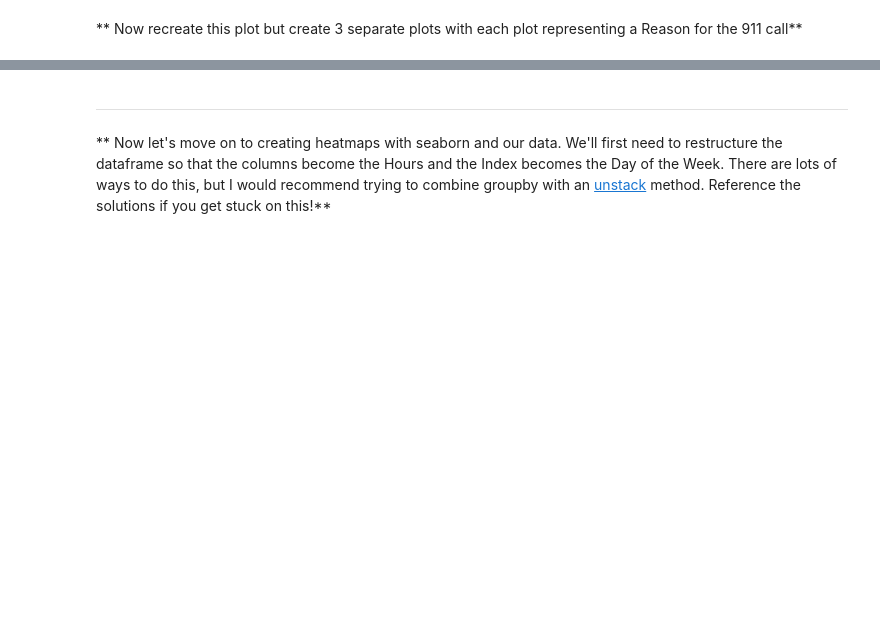
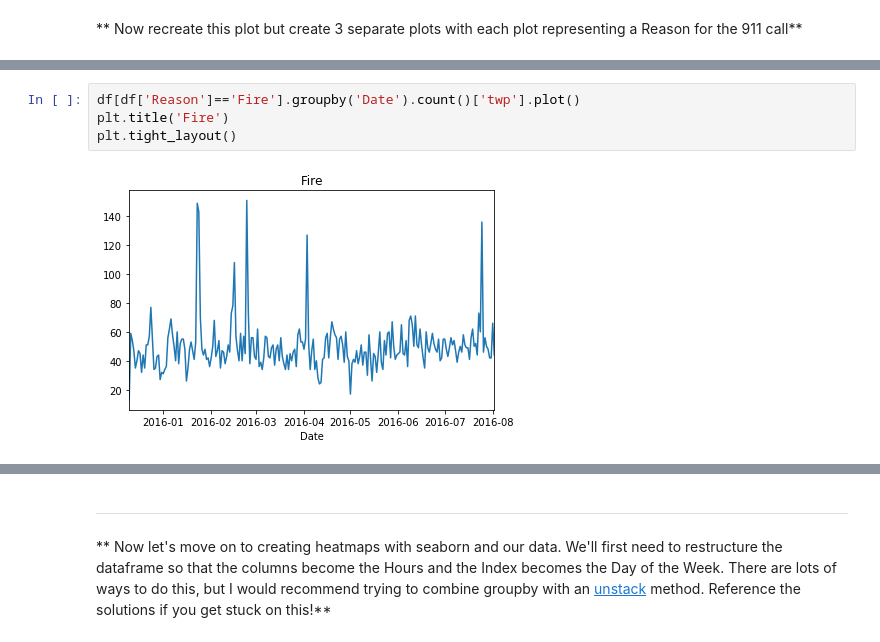
Before and after one commit to anbubsc2k14/Capstone-Project, a Jupyter notebook: 01_911_Calls_Data_Capstone_Project.ipynb, the cells around one changed output, grey strips where cells are left out. Cells and saved outputs as stored; diff of their text form; blank space fills up the shorter version.

```diff
--- a/01_911_Calls_Data_Capstone_Project.ipynb
+++ b/01_911_Calls_Data_Capstone_Project.ipynb
@@ -269,0 +279,6 @@ sns.lmplot(x='Month',y='twp',data=byMonth.reset_index())
+# %%
+df[df['Reason']=='Fire'].groupby('Date').count()['twp'].plot()
+plt.title('Fire')
+plt.tight_layout()
+# %% [output]
+[figure, added]
```
Also changed, not shown: parts of 34 cells of this notebook.
